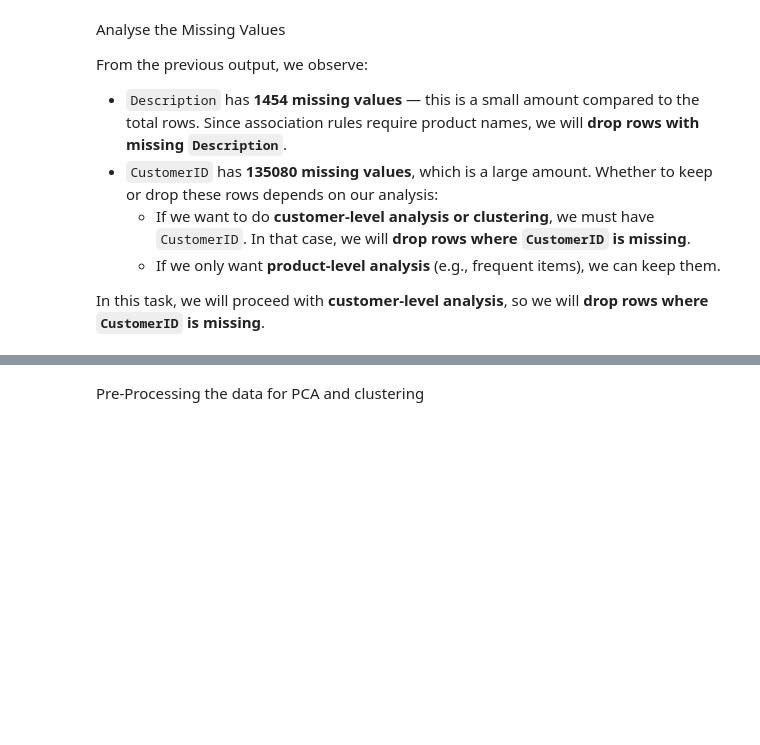
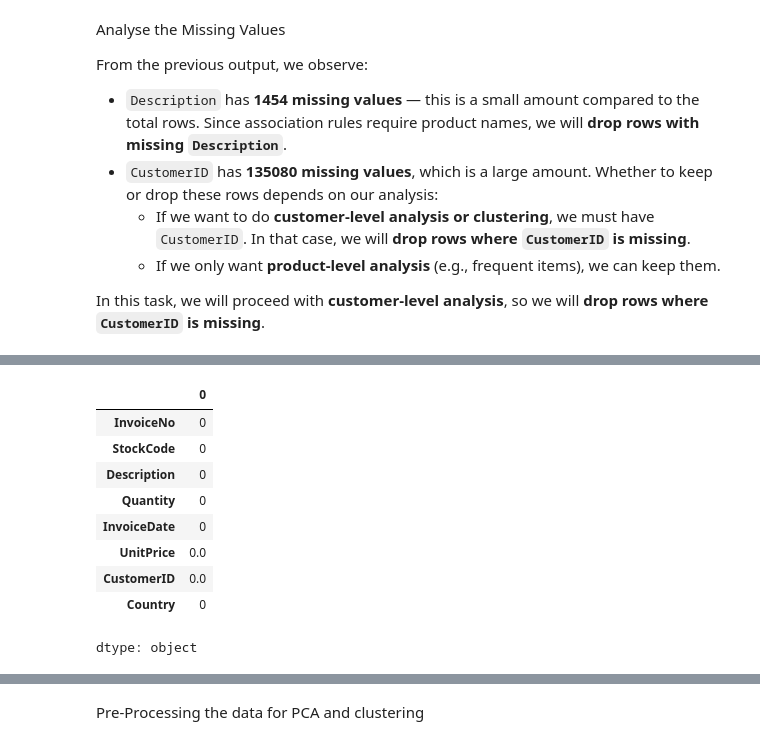
Before and after one commit to notsamaltman/Synapse_LP, a Jupyter notebook: Copy_of_SynapseLP_Task3.ipynb, the cells around one changed output, grey strips where cells are left out. Saved outputs shown, nothing was run; the diff lists cells and outputs as text; code cells hidden in the pictures; blank space fills up the shorter version.

```diff
--- a/Copy_of_SynapseLP_Task3.ipynb
+++ b/Copy_of_SynapseLP_Task3.ipynb
@@ -88,6 +160,16 @@ In this task, we will proceed with **customer-level analysis**, so we will **dro
 # %%
 # Verify there are no negative values left
-
-# Quick summary after cleaning
+df[df['Quantity']<=0].sum()
+# %% [output]
+|  | 0 |
+| InvoiceNo | 0 |
+| StockCode | 0 |
+| Description | 0 |
+| Quantity | 0 |
+| InvoiceDate | 0 |
+| UnitPrice | 0.0 |
+| CustomerID | 0.0 |
+| Country | 0 |
+dtype: object
 # %%
 # Check how many duplicate rows exist
```
Also changed, not shown: parts of 10 cells of this notebook.
